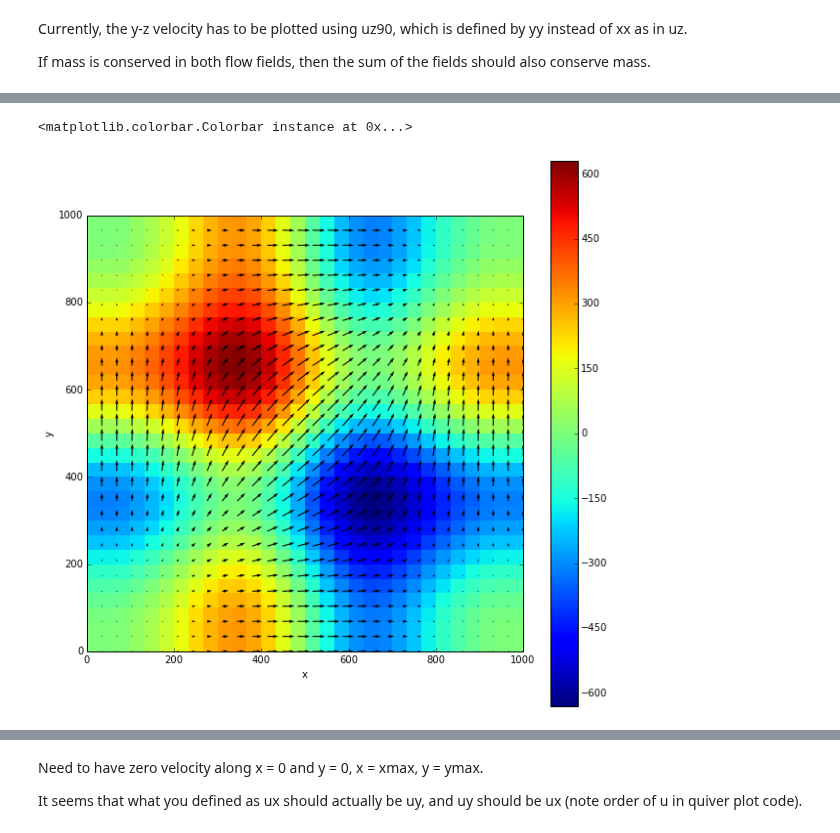
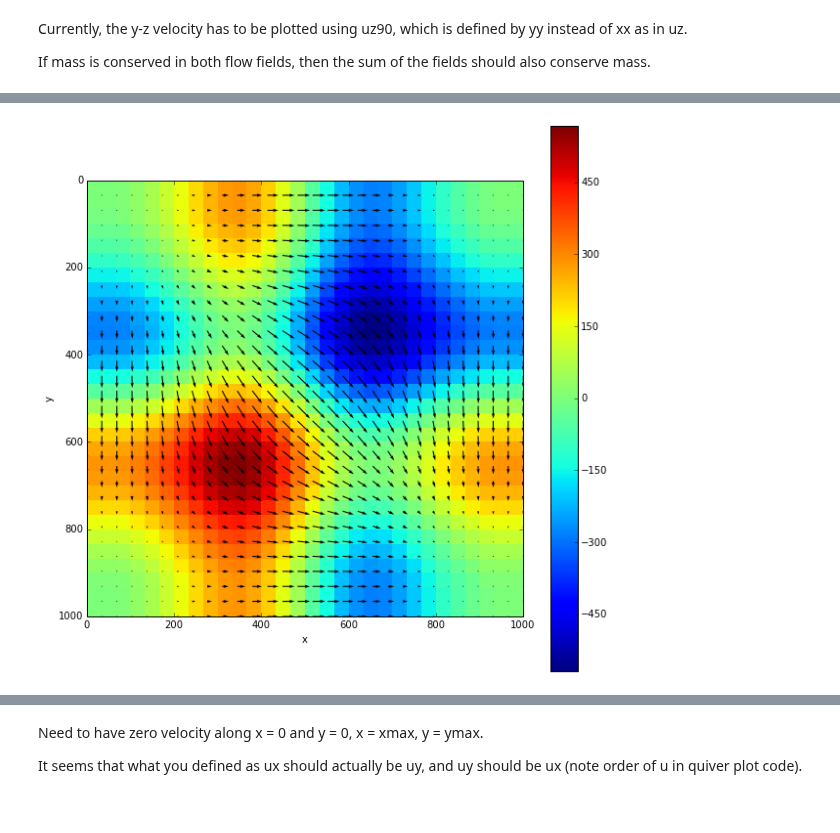
Before and after one commit to UBC-MOAD/pa-th-simple, a Jupyter notebook: prelim-model/Evaluation of 3D centred velocity - Step 2.ipynb, the cells around one changed output, grey strips where cells are left out. Saved outputs shown, nothing was run; the diff lists cells and outputs as text; code cells hidden in the pictures.

```diff
--- a/prelim-model/Evaluation of 3D centred velocity - Step 2.ipynb
+++ b/prelim-model/Evaluation of 3D centred velocity - Step 2.ipynb
@@ -173,12 +180,12 @@ plt.colorbar(im)
 # %%
-n = 9
+n = 8
 fig = plt.figure(figsize=(10, 10))
 im = plt.imshow(-100*(uz[n,:,:]+uz90[n,:,:]), interpolation='none',extent=[0,1000,0,1000])
 plt.quiver(1e-3*x, 1e-3*y, u[2,n,:,:], u[1,n,:,:], angles='xy', scale_units='xy')
 plt.xlabel('x')
 plt.ylabel('y')
 plt.colorbar(im)
+plb.gca().invert_yaxis()
 # %% [output]
-<matplotlib.colorbar.Colorbar instance at 0x...>
-[figure, old version]
+[figure, new version]
 # %%
```
Also changed, not shown: parts of 15 cells of this notebook, 4 other files.
